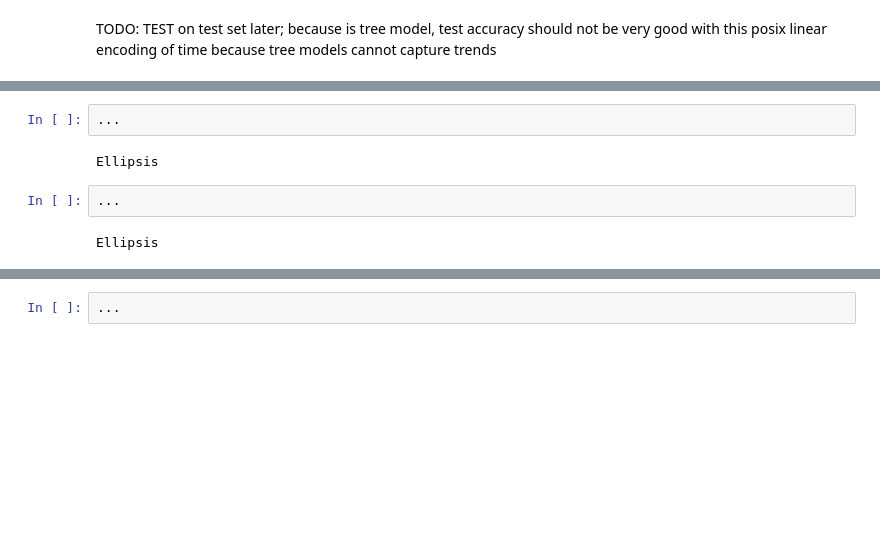
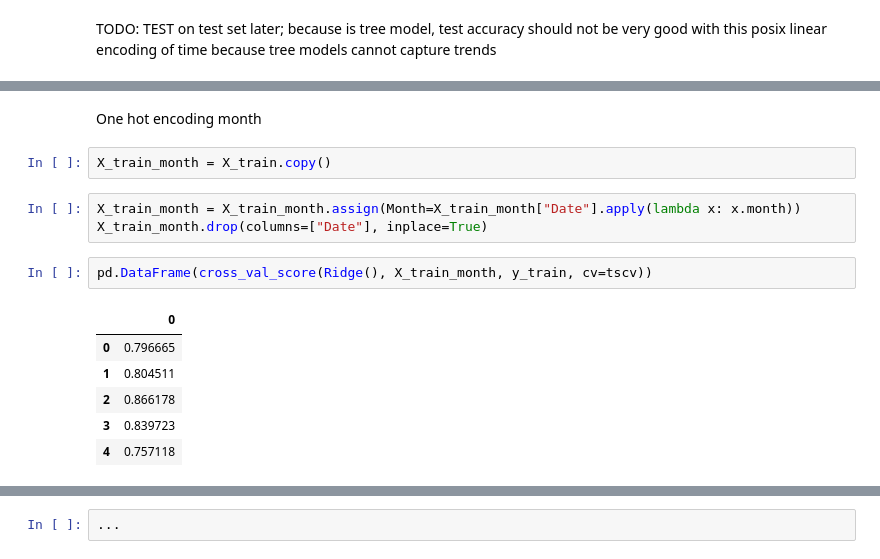
Before and after one commit to ricd99/cpsc330-2022W1, a Jupyter notebook: hw/hw8/hw8.ipynb, the cells around one changed output, grey strips where cells are left out. Cells and saved outputs as stored; diff of their text form; blank space fills up the shorter version.

Commit message:
one hot encoding month

```diff
--- a/hw/hw8/hw8.ipynb
+++ b/hw/hw8/hw8.ipynb
@@ -475,8 +463,16 @@ Ellipsis
-# %%
-...
-# %% [output]
-Ellipsis
-# %%
-...
-# %% [output]
-Ellipsis
+# %% [markdown]
+One hot encoding month
+# %%
+X_train_month = X_train.copy()
+# %%
+X_train_month = X_train_month.assign(Month=X_train_month["Date"].apply(lambda x: x.month))
+X_train_month.drop(columns=["Date"], inplace=True)
+# %%
+pd.DataFrame(cross_val_score(Ridge(), X_train_month, y_train, cv=tscv))
+# %% [output]
+|  | 0 |
+| 0 | 0.796665 |
+| 1 | 0.804511 |
+| 2 | 0.866178 |
+| 3 | 0.839723 |
+| 4 | 0.757118 |
```
Also changed, not shown: parts of 7 cells of this notebook.
